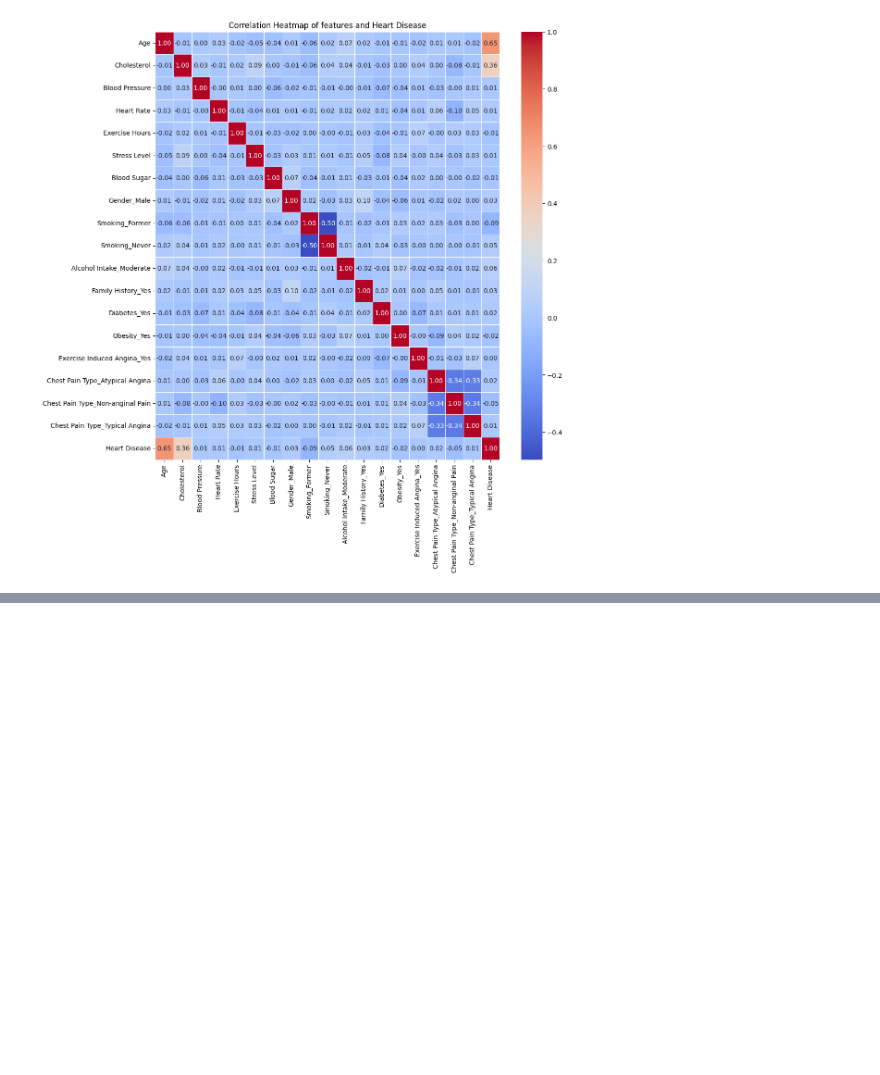
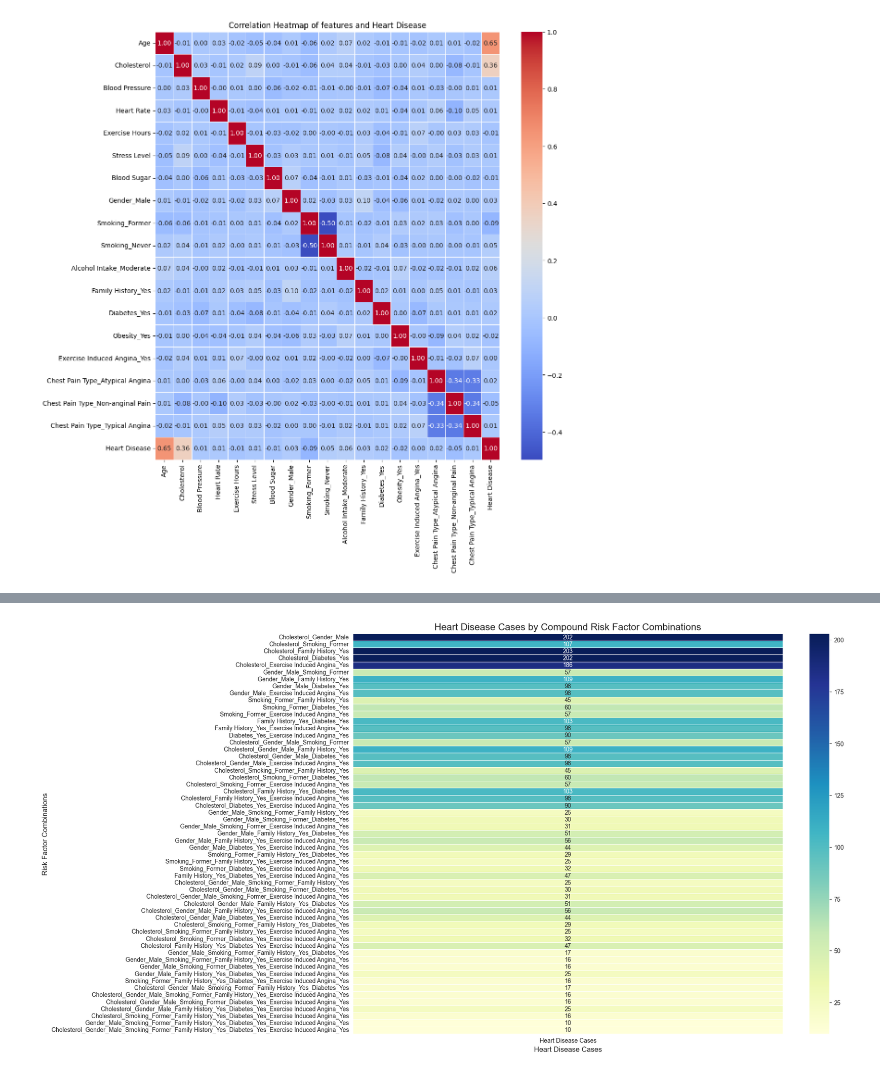
Before and after one commit to prajithravisankar/heart-disease-prediction, a Jupyter notebook: notebooks/exploratory_analysis.ipynb, the cells around one changed output, grey strips where cells are left out. Drawn from its saved outputs; the diff is of its cells as text; code cells hidden in the pictures; blank space fills up the shorter version.

```diff
--- a/notebooks/exploratory_analysis.ipynb
+++ b/notebooks/exploratory_analysis.ipynb
@@ -24,0 +86,52 @@ plt.show()
+# %%
+import pandas as pd
+import seaborn as sns
+import matplotlib.pyplot as plt
+from itertools import combinations
+
+# Load dataset
+df = pd.read_csv("../data/processed/cleaned_data.csv")
+
+# Define the main factors
+main_factors = [
+    "Cholesterol",
+    "Gender_Male",
+    "Smoking_Former",
+    "Family History_Yes",
+    "Diabetes_Yes",
+    "Exercise Induced Angina_Yes"
+]
+
+# Generate all possible combinations of the main factors
+combinations_list = []
+for r in range(2, len(main_factors) + 1):  # Start from 2 factors up to all factors
+    combinations_list.extend(combinations(main_factors, r))
+
+# Create boolean columns for each combination
+for combo in combinations_list:
+    combo_name = "_".join(combo)
+    df[combo_name] = df[list(combo)].all(axis=1)
+
+# Create a new DataFrame to store heart disease cases
+heart_disease_data = pd.DataFrame()
+
+# Count heart disease cases for each combination
+for combo in combinations_list:
+    combo_name = "_".join(combo)
+    heart_disease_data[combo_name] = [df.loc[df[combo_name], "Heart Disease"].sum()]
+
+# Transpose the DataFrame for heatmap plotting
+heart_disease_data = heart_disease_data.T
+heart_disease_data.columns = ["Heart Disease Cases"]
+
+# Plot the heatmap
+plt.figure(figsize=(16, 12))
+sns.heatmap(heart_disease_data, annot=True, cmap="YlGnBu", cbar=True, fmt="g", linewidths=0.5)
+
+# Customize plot
+plt.title("Heart Disease Cases by Compound Risk Factor Combinations", fontsize=16)
+plt.xlabel("Heart Disease Cases", fontsize=12)
+plt.ylabel("Risk Factor Combinations", fontsize=12)
+plt.show()
+# %% [output]
+[figure, added]
```
Also changed, not shown: parts of 4 cells of this notebook, 3 other files.
